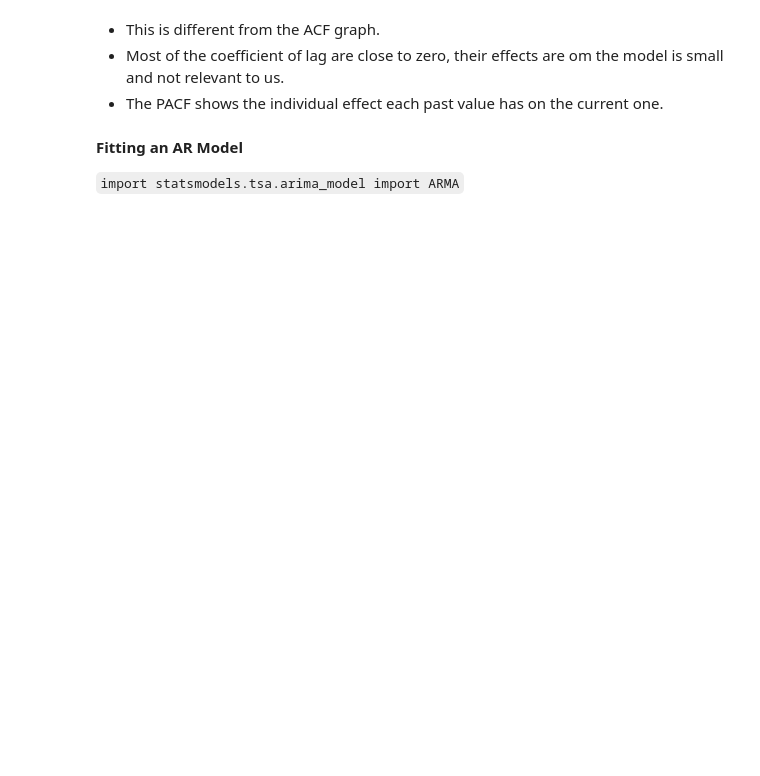
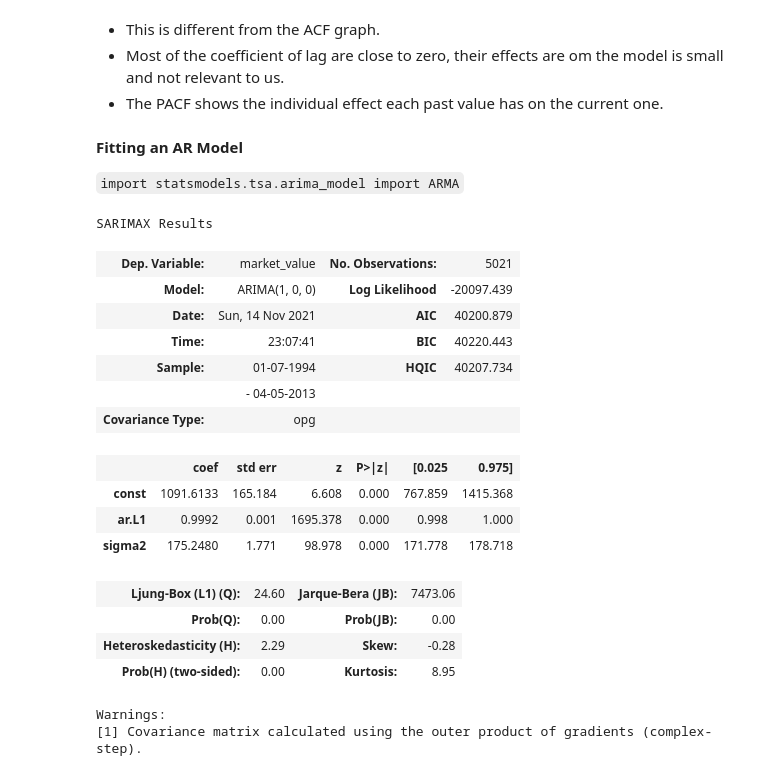
Before and after one commit to phyllsmoyo/homework, a Jupyter notebook: time series/TS_1.ipynb, the cells around one changed output. Cells and saved outputs as stored; diff of their text form; code cells hidden in the pictures; blank space fills up the shorter version.

Commit message:
Time series

```diff
--- a/time series/TS_1.ipynb
+++ b/time series/TS_1.ipynb
@@ -699,2 +719,26 @@ from  statsmodels.tsa.arima_model import ARMA
 # %%
-model_ar = ARMA(df['market_value'], order = (1,0))
+
+model_ar = ARIMA(df['market_value'], order = (1,0,0))
+# %%
+results_ar = model_ar.fit()
+# %%
+results_ar.summary()
+# %% [output]
+SARIMAX Results
+| Dep. Variable: | market_value | No. Observations: | 5021 |
+| Model: | ARIMA(1, 0, 0) | Log Likelihood | -20097.439 |
+| Date: | Sun, 14 Nov 2021 | AIC | 40200.879 |
+| Time: | 23:07:41 | BIC | 40220.443 |
+| Sample: | 01-07-1994 | HQIC | 40207.734 |
+|  | - 04-05-2013 |  |  |
+| Covariance Type: | opg |  |  |
+|  | coef | std err | z | P>|z| | [0.025 | 0.975] |
+| const | 1091.6133 | 165.184 | 6.608 | 0.000 | 767.859 | 1415.368 |
+| ar.L1 | 0.9992 | 0.001 | 1695.378 | 0.000 | 0.998 | 1.000 |
+| sigma2 | 175.2480 | 1.771 | 98.978 | 0.000 | 171.778 | 178.718 |
+| Ljung-Box (L1) (Q): | 24.60 | Jarque-Bera (JB): | 7473.06 |
+| Prob(Q): | 0.00 | Prob(JB): | 0.00 |
+| Heteroskedasticity (H): | 2.29 | Skew: | -0.28 |
+| Prob(H) (two-sided): | 0.00 | Kurtosis: | 8.95 |
+Warnings:
+[1] Covariance matrix calculated using the outer product of gradients (complex-step).
```
Also changed, not shown: parts of 23 cells of this notebook.
